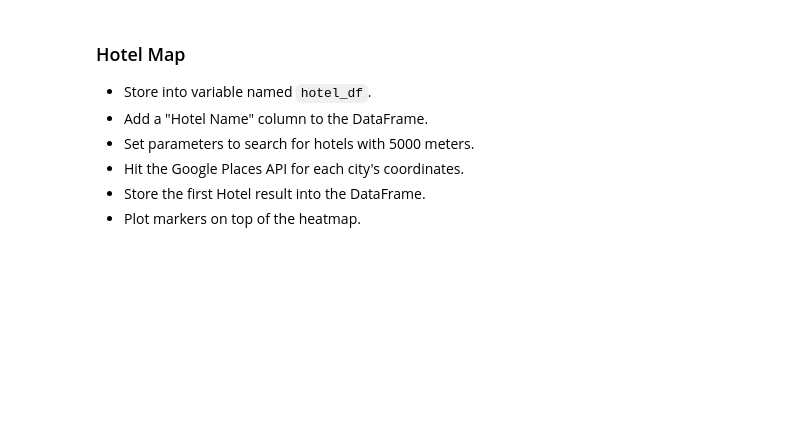
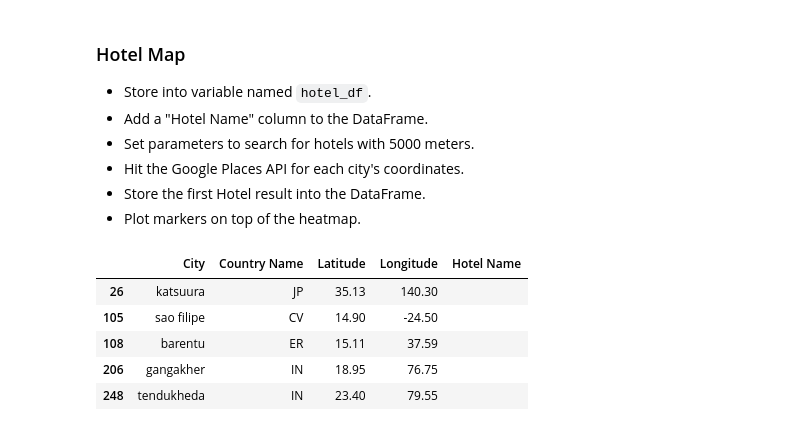
Before and after one commit to gabrielmacey/python_api_challenge, a Jupyter notebook: WeatherPy/VacationPy.ipynb, the cells around one changed output. Cells and saved outputs as stored; diff of their text form; code cells hidden in the pictures; blank space fills up the shorter version.

```diff
--- a/WeatherPy/VacationPy.ipynb
+++ b/WeatherPy/VacationPy.ipynb
@@ -105,3 +102,15 @@ ideal_weather
 * Hit the Google Places API for each city's coordinates.
 * Store the first Hotel result into the DataFrame.
 * Plot markers on top of the heatmap.
+# %%
+hotel_df = ideal_weather[["city_name","Country Name","Latitude","Longitude"]].copy()
+hotel_df["Hotel Name"] = ""
+hotel_df = hotel_df.rename(columns={"city_name":"City"})
+hotel_df.head()
+# %% [output]
+|  | City | Country Name | Latitude | Longitude | Hotel Name |
+| 26 | katsuura | JP | 35.13 | 140.30 |  |
+| 105 | sao filipe | CV | 14.90 | -24.50 |  |
+| 108 | barentu | ER | 15.11 | 37.59 |  |
+| 206 | gangakher | IN | 18.95 | 76.75 |  |
+| 248 | tendukheda | IN | 23.40 | 79.55 |  |
```
Also changed, not shown: parts of 7 cells of this notebook, 2 other files.
